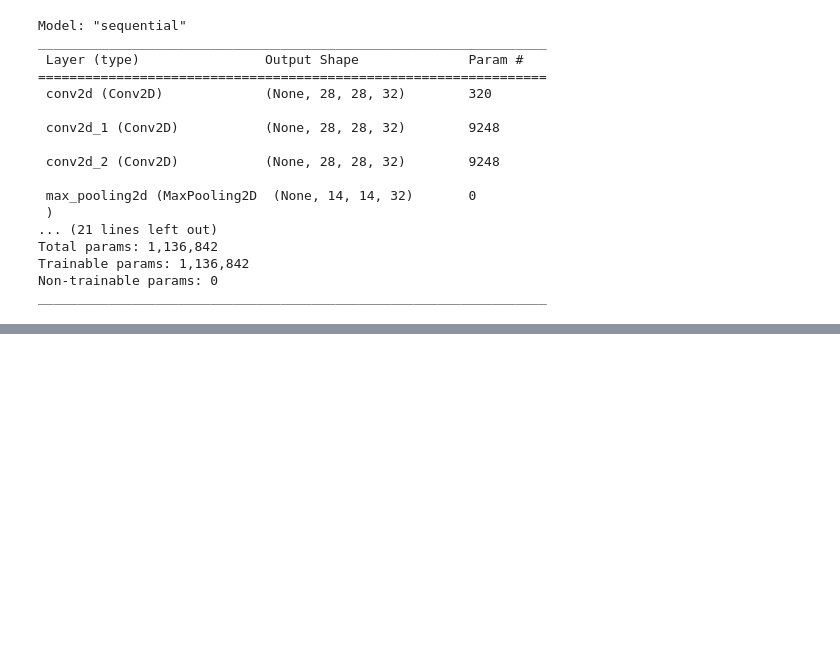
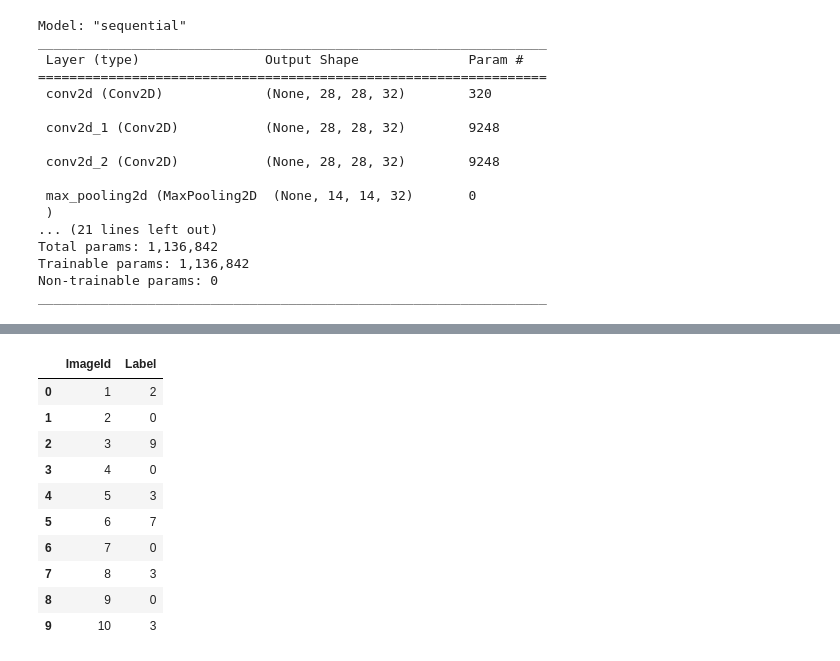
Before and after one commit to TeamCSO/kaggle, a Jupyter notebook: MNIST/DL_minsung.ipynb, the cells around one changed output, grey strips where cells are left out. Drawn from its saved outputs; the diff is of its cells as text; code cells hidden in the pictures; blank space fills up the shorter version.

```diff
--- a/MNIST/DL_minsung.ipynb
+++ b/MNIST/DL_minsung.ipynb
@@ -373,0 +458,19 @@ KeyboardInterrupt:
+# %%
+submission_df = pd.DataFrame()
+image_id = [i for i in range(1, 28001)]
+submission_df['ImageId'] = image_id
+submission_df['Label'] = final_labels
+submission_df.to_csv('./data/submission_minsung.csv', index = False)
+submission_df.head(10)
+# %% [output]
+|  | ImageId | Label |
+| 0 | 1 | 2 |
+| 1 | 2 | 0 |
+| 2 | 3 | 9 |
+| 3 | 4 | 0 |
+| 4 | 5 | 3 |
+| 5 | 6 | 7 |
+| 6 | 7 | 0 |
+| 7 | 8 | 3 |
+| 8 | 9 | 0 |
+| 9 | 10 | 3 |
```
Also changed, not shown: parts of 15 cells of this notebook, 7 other files.
